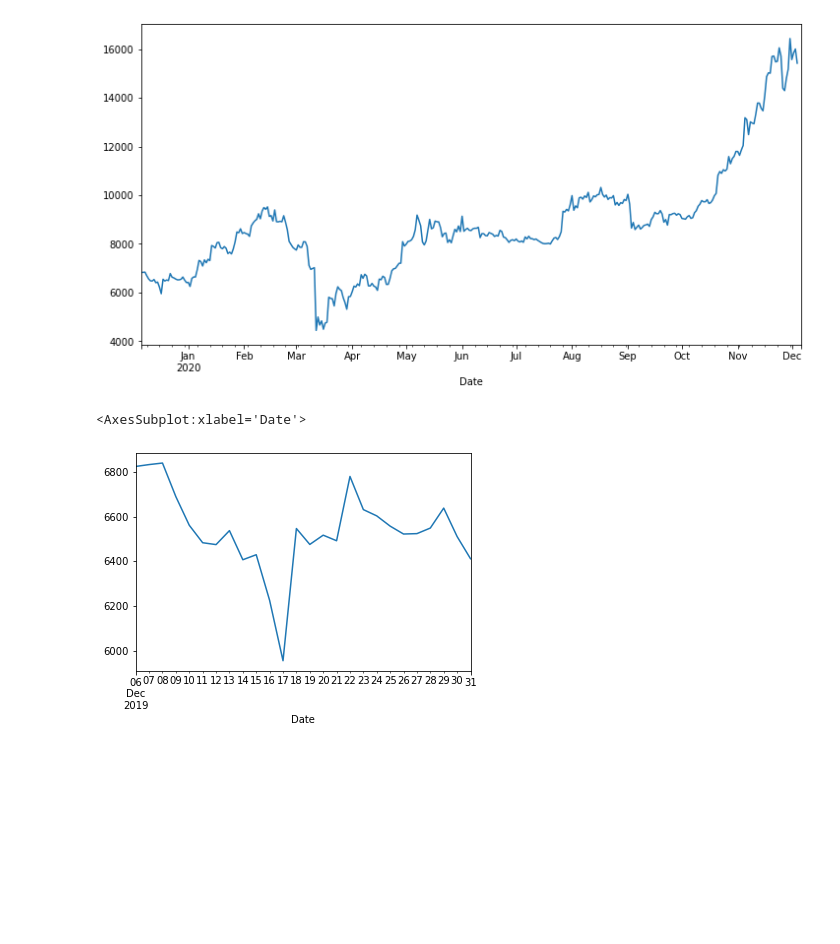
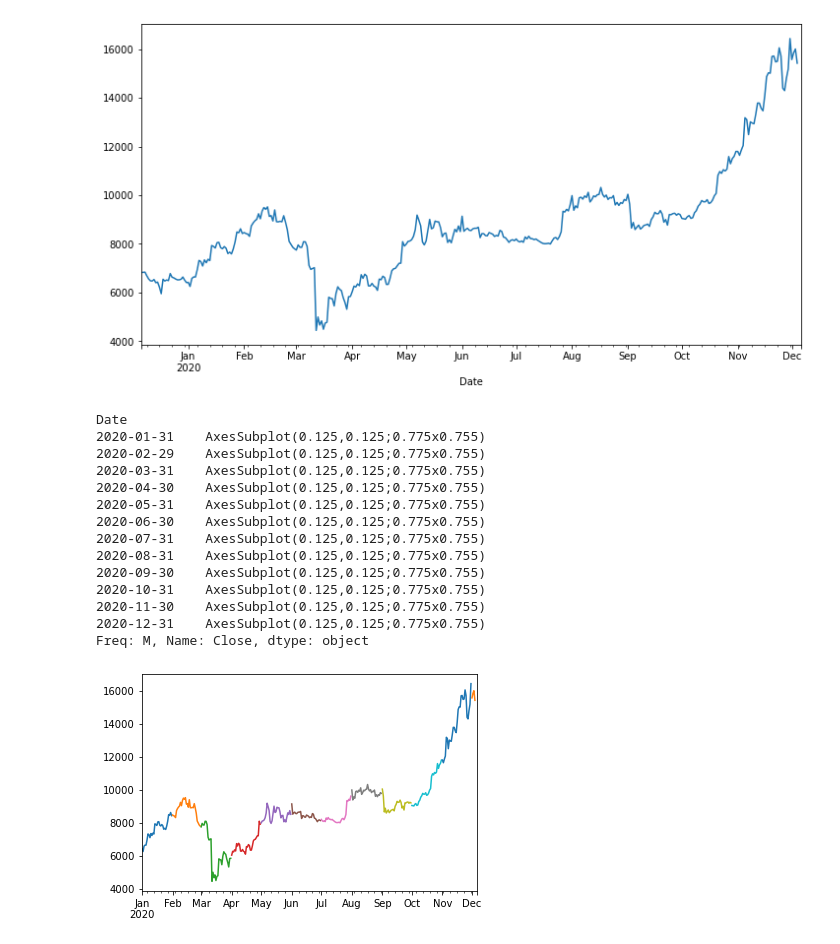
Before and after one commit to ab3masta/pythonMachineLearnia, a Jupyter notebook: pandas_timeseries_Bitcoin.ipynb, the cells around one changed output. Drawn from its saved outputs; the diff is of its cells as text; code cells hidden in the pictures; blank space fills up the shorter version.

```diff
--- a/pandas_timeseries_Bitcoin.ipynb
+++ b/pandas_timeseries_Bitcoin.ipynb
@@ -20,7 +20,20 @@ plt.show()
 [figure]
 # %%
 # Observer l'evolution seulement en 2019
-bitcoin['2019-12']['Close'].plot()
+bitcoin.loc['2020','Close'].resample('M').plot()
 # %% [output]
-<AxesSubplot:xlabel='Date'>
+Date
+2020-01-31    AxesSubplot(0.125,0.125;0.775x0.755)
+2020-02-29    AxesSubplot(0.125,0.125;0.775x0.755)
+2020-03-31    AxesSubplot(0.125,0.125;0.775x0.755)
+2020-04-30    AxesSubplot(0.125,0.125;0.775x0.755)
+2020-05-31    AxesSubplot(0.125,0.125;0.775x0.755)
+2020-06-30    AxesSubplot(0.125,0.125;0.775x0.755)
+2020-07-31    AxesSubplot(0.125,0.125;0.775x0.755)
+2020-08-31    AxesSubplot(0.125,0.125;0.775x0.755)
+2020-09-30    AxesSubplot(0.125,0.125;0.775x0.755)
+2020-10-31    AxesSubplot(0.125,0.125;0.775x0.755)
+2020-11-30    AxesSubplot(0.125,0.125;0.775x0.755)
+2020-12-31    AxesSubplot(0.125,0.125;0.775x0.755)
+Freq: M, Name: Close, dtype: object
-[figure, old version]
+[figure, new version]
```
Also changed, not shown: parts of 21 cells of this notebook, 7 other files.
